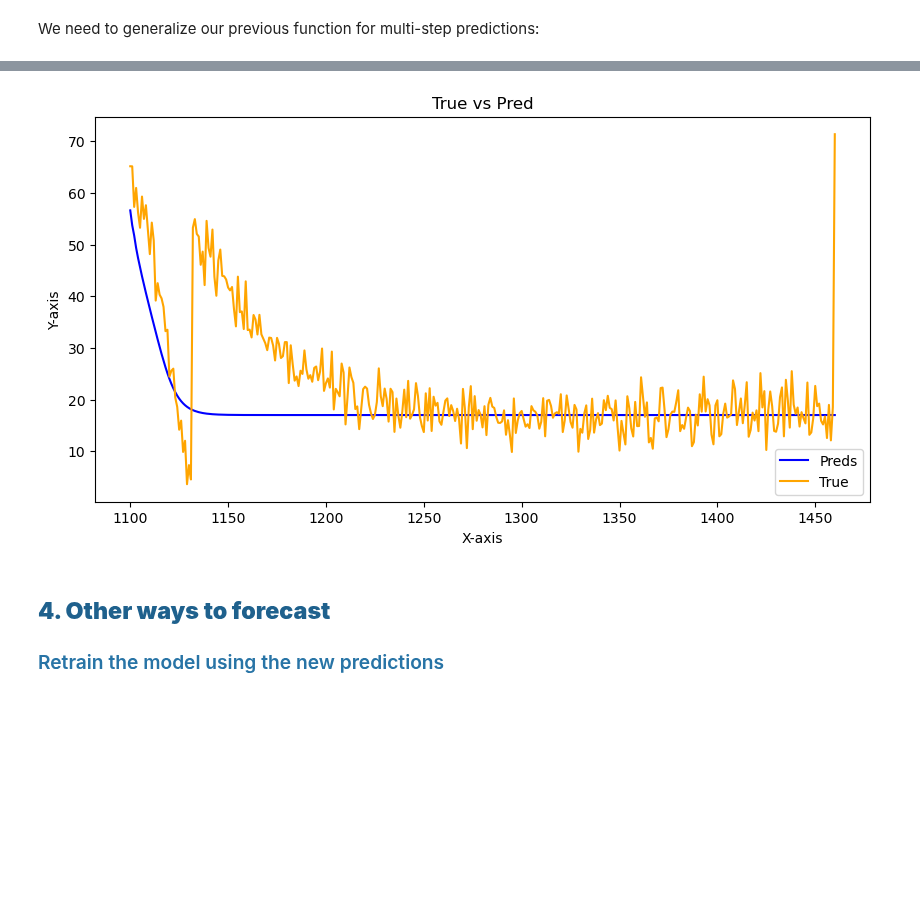
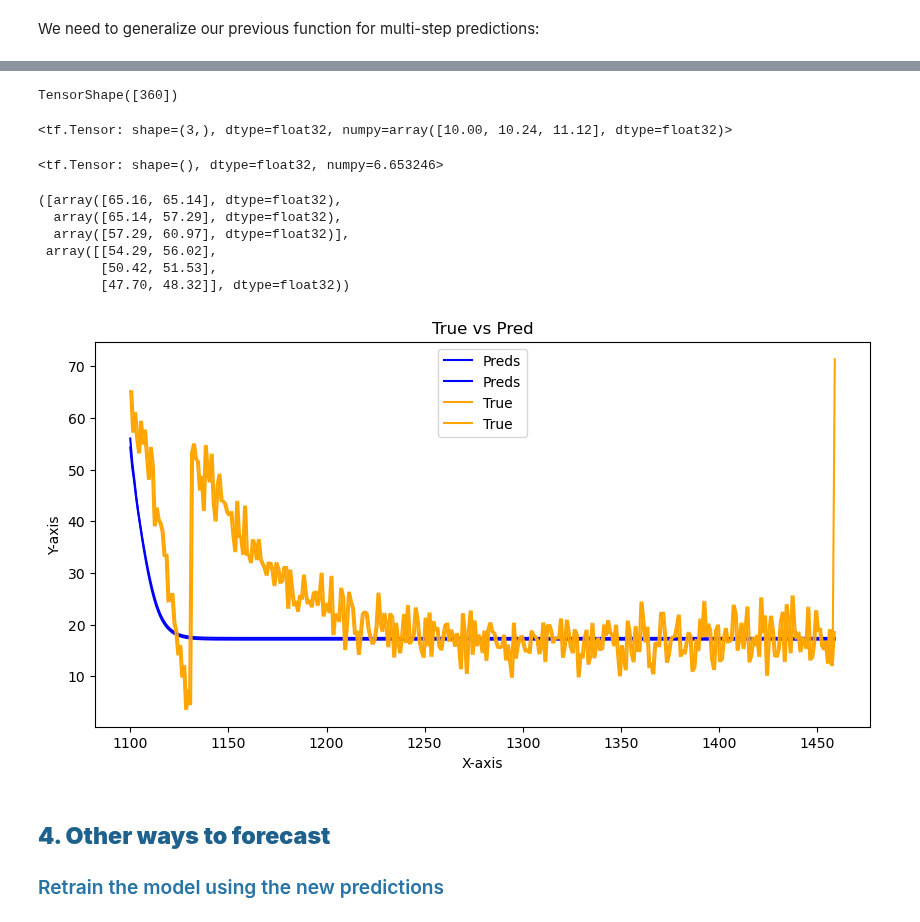
Before and after one commit to MNGARCIA085/Time-Series-with-Deep-Leaning, a Jupyter notebook: Base/Predictions.ipynb, the cells around one changed output, grey strips where cells are left out. Cells and saved outputs as stored; diff of their text form; code cells hidden in the pictures; blank space fills up the shorter version.

Commit message:
more about preds

```diff
--- a/Base/Predictions.ipynb
+++ b/Base/Predictions.ipynb
@@ -392,0 +407,14 @@ mae
+# %%
+def create_windows(data, window_size):
+  windows = []
+  for i in range(len(data) - window_size + 1):
+    window = data[i:i + window_size]
+    windows.append(window)
+  return windows
+
+# Example usage:
+data = np.array([1, 2, 3, 4])
+print(f"Original data: {data}")
+window_size = 2
+windows = create_windows(data, window_size)
+print(f"Data windowed: {windows}")
@@ -392,0 +424,2 @@ mae
+# %%
+series_valid_windowed = create_windows(series_valid, 2)
@@ -392,0 +441,3 @@ mae
+# %%
+# now we can make predictions
+preds = forecast_generalized(model2, series_train[-G.WINDOW_SIZE:], len(series_valid_windowed))
@@ -392,0 +451,9 @@ mae
+# %%
+mae.shape
+# %% [output]
+TensorShape([360])
+# %%
+# first tree
+mae[:3]
+# %% [output]
+<tf.Tensor: shape=(3,), dtype=float32, numpy=array([10.00, 10.24, 11.12], dtype=float32)>
@@ -393,19 +462,36 @@ mae
+# %%
+mae
+# %% [output]
+<tf.Tensor: shape=(), dtype=float32, numpy=6.653246>
+# %%
+series_valid_windowed[:3], preds[:3]
+# %% [output]
+([array([65.16, 65.14], dtype=float32),
+  array([65.14, 57.29], dtype=float32),
+  array([57.29, 60.97], dtype=float32)],
+ array([[54.29, 56.02],
+        [50.42, 51.53],
+        [47.70, 48.32]], dtype=float32))
 # %%
+# hay que agregar los gráficos!!!
+# o sea, graficar la media!!!!
+
+
 # Plotting
 plt.figure(figsize=(10, 5))  # Optional: Set the figure size
-plt.plot(time_valid, preds, label='Preds', color='blue')  # Plot the first array
-plt.plot(time_valid, series_valid, label='True', color='orange')  # Plot the second array
+plt.plot(time_valid[:-1], preds, label='Preds', color='blue')  # Plot the first array
+plt.plot(time_valid[:-1], series_valid_windowed, label='True', color='orange')  # Plot the second array
 
 # Adding labels and title
 plt.xlabel('X-axis')
 plt.ylabel('Y-axis')
 plt.title('True vs Pred')
 plt.legend()  # Show legend
 
 # Show the plot
 plt.show()
 # %% [output]
-[figure, old version]
+[figure, new version]
 # %% [markdown]
 <a name="4"></a>
 ## <font color='#1f618d'> <b> 4. Other ways to forecast </font> </b>
```
Also changed, not shown: parts of 29 cells of this notebook.
